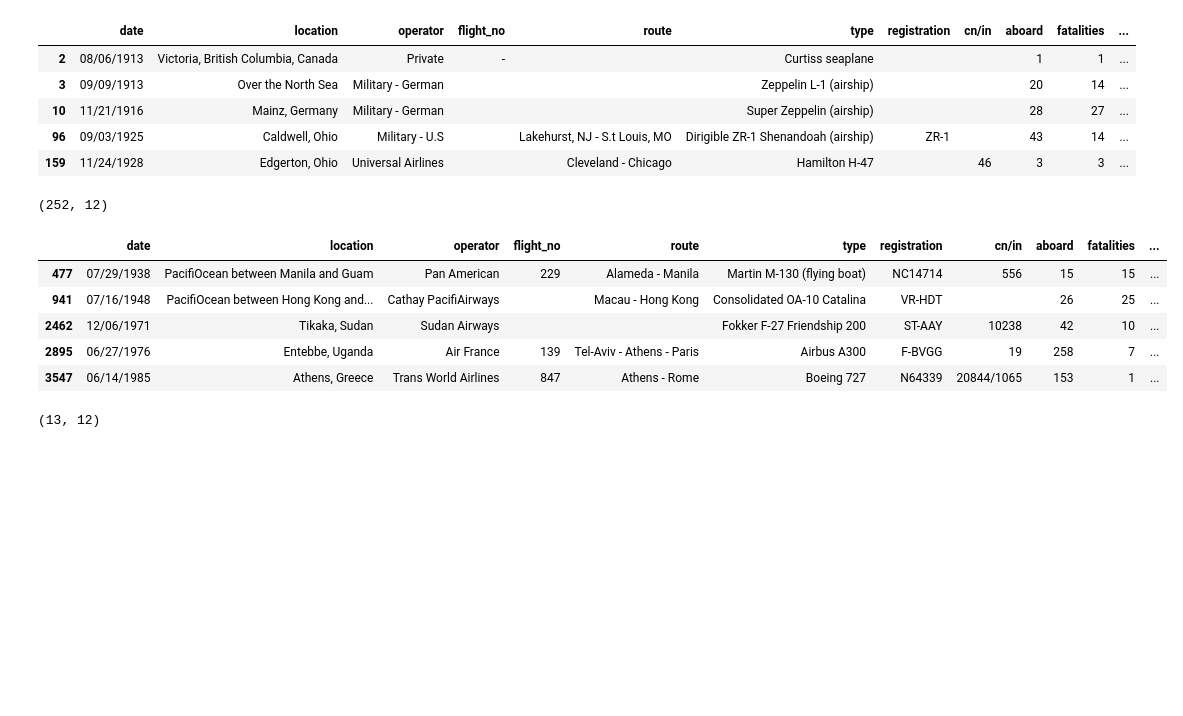
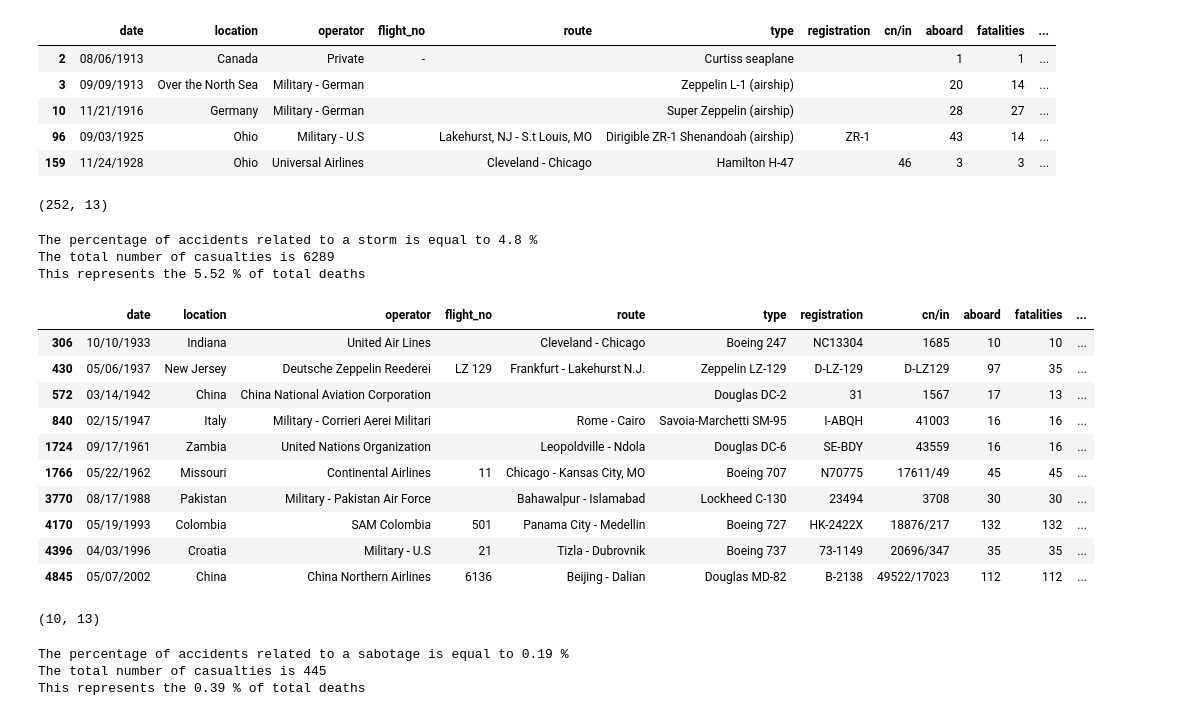
Before and after one commit to jcjv86/mid_bootcamp_project, a Jupyter notebook: notebooks/main.ipynb, the cells around one changed output. Drawn from its saved outputs; the diff is of its cells as text; code cells hidden in the pictures; blank space fills up the shorter version.

```diff
--- a/notebooks/main.ipynb
+++ b/notebooks/main.ipynb
@@ -100,25 +317,48 @@ ground_deaths
 # %%
-meteo_caused = data[data['summary'].str.contains('storm' or 'weather')]
-display(meteo_caused.head())
-display(meteo_cause.shape)
+storm_caused = data[data['summary'].str.contains('storm')]
+storm_caused['total_deaths'] = storm_caused['fatalities'] + storm_caused['ground']
+storm_total_deaths = storm_caused['total_deaths'].sum()
+display(storm_caused.head())
+display(storm_caused.shape)
+storm_caused_percent = round((storm_caused.shape[0]/data.shape[0])*100,2)
+print('The percentage of accidents related to a storm is equal to',storm_caused_percent,'%')
+print('The total number of casualties is',storm_total_deaths)
+print('This represents the',round((storm_total_deaths/data_total_deaths)*100,2), '% of total deaths')
 # %% [output]
 |  | date | location | operator | flight_no | route | type | registration | cn/in | aboard | fatalities | ... |
-| 2 | 08/06/1913 | Victoria, British Columbia, Canada | Private | - |  | Curtiss seaplane |  |  | 1 | 1 | ... |
+| 2 | 08/06/1913 | Canada | Private | - |  | Curtiss seaplane |  |  | 1 | 1 | ... |
 | 3 | 09/09/1913 | Over the North Sea | Military - German |  |  | Zeppelin L-1 (airship) |  |  | 20 | 14 | ... |
-| 10 | 11/21/1916 | Mainz, Germany | Military - German |  |  | Super Zeppelin (airship) |  |  | 28 | 27 | ... |
-| 96 | 09/03/1925 | Caldwell, Ohio | Military - U.S |  | Lakehurst, NJ - S.t Louis, MO | Dirigible ZR-1 Shenandoah (airship) | ZR-1 |  | 43 | 14 | ... |
-| 159 | 11/24/1928 | Edgerton, Ohio | Universal Airlines |  | Cleveland - Chicago | Hamilton H-47 |  | 46 | 3 | 3 | ... |
+| 10 | 11/21/1916 | Germany | Military - German |  |  | Super Zeppelin (airship) |  |  | 28 | 27 | ... |
+| 96 | 09/03/1925 | Ohio | Military - U.S |  | Lakehurst, NJ - S.t Louis, MO | Dirigible ZR-1 Shenandoah (airship) | ZR-1 |  | 43 | 14 | ... |
+| 159 | 11/24/1928 | Ohio | Universal Airlines |  | Cleveland - Chicago | Hamilton H-47 |  | 46 | 3 | 3 | ... |
-(252, 12)
+(252, 13)
+The percentage of accidents related to a storm is equal to 4.8 %
+The total number of casualties is 6289
+This represents the 5.52 % of total deaths
 # %%
-sabotage_caused = data[data['summary'].str.contains('hijacked')]
-display(sabotage_caused.head())
+sabotage_caused = data[data['summary'].str.contains('sabotage')]
+sabotage_caused['total_deaths'] = sabotage_caused['fatalities'] + sabotage_caused['ground']
+sabotage_total_deaths = sabotage_caused['total_deaths'].sum()
+display(sabotage_caused.head(15))
 display(sabotage_caused.shape)
+sabotage_caused_percent = round((sabotage_caused.shape[0]/data.shape[0])*100,2)
+print('The percentage of accidents related to a sabotage is equal to',sabotage_caused_percent,'%')
+print('The total number of casualties is',sabotage_total_deaths)
+print('This represents the',round((sabotage_total_deaths/data_total_deaths)*100,2), '% of total deaths')
 # %% [output]
 |  | date | location | operator | flight_no | route | type | registration | cn/in | aboard | fatalities | ... |
-| 477 | 07/29/1938 | PacifiOcean between Manila and Guam | Pan American | 229 | Alameda - Manila | Martin M-130 (flying boat) | NC14714 | 556 | 15 | 15 | ... |
-| 941 | 07/16/1948 | PacifiOcean between Hong Kong and... | Cathay PacifiAirways |  | Macau - Hong Kong | Consolidated OA-10 Catalina | VR-HDT |  | 26 | 25 | ... |
-| 2462 | 12/06/1971 | Tikaka, Sudan | Sudan Airways |  |  | Fokker F-27 Friendship 200 | ST-AAY | 10238 | 42 | 10 | ... |
-| 2895 | 06/27/1976 | Entebbe, Uganda | Air France | 139 | Tel-Aviv - Athens - Paris | Airbus A300 | F-BVGG | 19 | 258 | 7 | ... |
-| 3547 | 06/14/1985 | Athens, Greece | Trans World Airlines | 847 | Athens - Rome | Boeing 727 | N64339 | 20844/1065 | 153 | 1 | ... |
+| 306 | 10/10/1933 | Indiana | United Air Lines |  | Cleveland - Chicago | Boeing 247 | NC13304 | 1685 | 10 | 10 | ... |
+| 430 | 05/06/1937 | New Jersey | Deutsche Zeppelin Reederei | LZ 129 | Frankfurt - Lakehurst N.J. | Zeppelin LZ-129 | D-LZ-129 | D-LZ129 | 97 | 35 | ... |
+| 572 | 03/14/1942 | China | China National Aviation Corporation |  |  | Douglas DC-2 | 31 | 1567 | 17 | 13 | ... |
+| 840 | 02/15/1947 | Italy | Military - Corrieri Aerei Militari |  | Rome - Cairo | Savoia-Marchetti SM-95 | I-ABQH | 41003 | 16 | 16 | ... |
+| 1724 | 09/17/1961 | Zambia | United Nations Organization |  | Leopoldville - Ndola | Douglas DC-6 | SE-BDY | 43559 | 16 | 16 | ... |
+| 1766 | 05/22/1962 | Missouri | Continental Airlines | 11 | Chicago - Kansas City, MO | Boeing 707 | N70775 | 17611/49 | 45 | 45 | ... |
+| 3770 | 08/17/1988 | Pakistan | Military - Pakistan Air Force |  | Bahawalpur - Islamabad | Lockheed C-130 | 23494 | 3708 | 30 | 30 | ... |
+| 4170 | 05/19/1993 | Colombia | SAM Colombia | 501 | Panama City - Medellin | Boeing 727 | HK-2422X | 18876/217 | 132 | 132 | ... |
+| 4396 | 04/03/1996 | Croatia | Military - U.S | 21 | Tizla - Dubrovnik | Boeing 737 | 73-1149 | 20696/347 | 35 | 35 | ... |
+| 4845 | 05/07/2002 | China | China Northern Airlines | 6136 | Beijing - Dalian | Douglas MD-82 | B-2138 | 49522/17023 | 112 | 112 | ... |
-(13, 12)
+(10, 13)
+The percentage of accidents related to a sabotage is equal to 0.19 %
+The total number of casualties is 445
+This represents the 0.39 % of total deaths
 # %%
```
Also changed, not shown: parts of 29 cells of this notebook, 15 other files.
